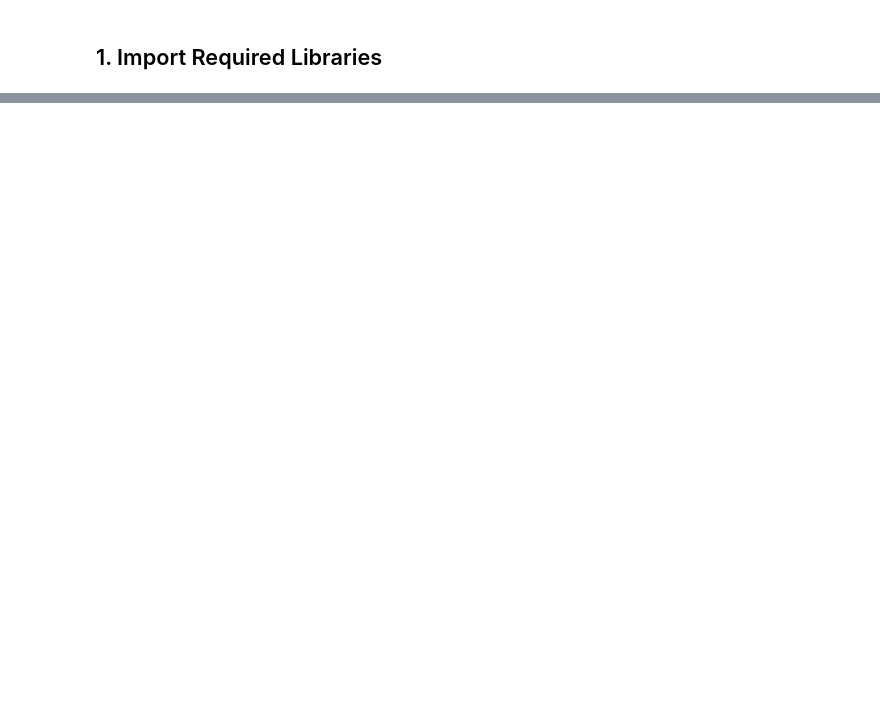
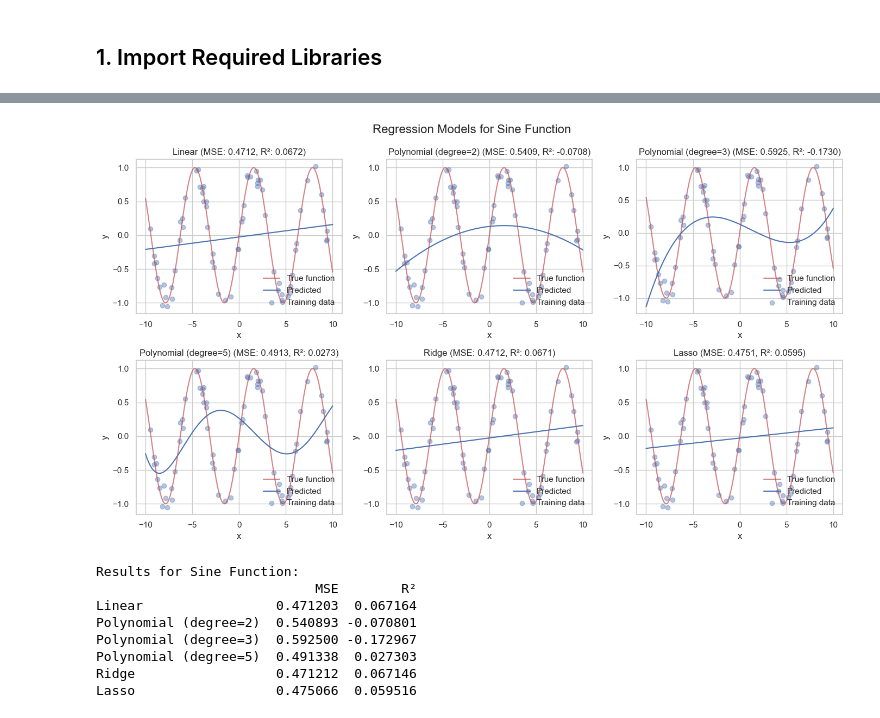
Before and after one commit to imadbenmadi/ITDS-practise-project, a Jupyter notebook: notebook.ipynb, the cells around one changed output, grey strips where cells are left out. Saved outputs shown, nothing was run; the diff lists cells and outputs as text; code cells hidden in the pictures; blank space fills up the shorter version.

```diff
--- a/notebook.ipynb
+++ b/notebook.ipynb
@@ -2310,0 +90,80 @@ VBox(children=(HTML(value='<h2>Weather Prediction Model Testing</h2>'), HBox(chi
+# %%
+# Function to fit and evaluate regression models on analytical functions
+def fit_regression_models(x_train, y_train, x_test, y_test, x_full, y_full, function_name):
+    # Create models with different complexity
+    models = {
+        'Linear': LinearRegression(),
+        'Polynomial (degree=2)': make_pipeline(PolynomialFeatures(degree=2), LinearRegression()),
+        'Polynomial (degree=3)': make_pipeline(PolynomialFeatures(degree=3), LinearRegression()),
+        'Polynomial (degree=5)': make_pipeline(PolynomialFeatures(degree=5), LinearRegression()),
+        'Ridge': Ridge(alpha=1.0),
+        'Lasso': Lasso(alpha=0.1)
+    }
+
+    # Fit models and calculate predictions
+    results = {}
+    plt.figure(figsize=(14, 8))
+
+    for i, (name, model) in enumerate(models.items()):
+        # Fit the model
+        model.fit(x_train, y_train)
+
+        # Predict on test data
+        y_pred = model.predict(x_test)
+
+        # Calculate metrics
+        mse = mean_squared_error(y_test, y_pred)
+        r2 = r2_score(y_test, y_pred)
+
+        results[name] = {
+            'MSE': mse,
+            'R2': r2,
+            'Model': model
+        }
+
+        # Plot predictions on full range
+        y_pred_full = model.predict(x_full)
+
+        plt.subplot(2, 3, i+1)
+        plt.plot(x_full, y_full, 'r-', alpha=0.7, label='True function')
+        plt.plot(x_full, y_pred_full, 'b-', label='Predicted')
+        plt.scatter(x_train, y_train, alpha=0.4, label='Training data')
+        plt.title(f'{name} (MSE: {mse:.4f}, R²: {r2:.4f})')
+        plt.xlabel('x')
+        plt.ylabel('y')
+        plt.legend()
+
+    plt.suptitle(f'Regression Models for {function_name}', fontsize=16)
+    plt.tight_layout()
+    plt.subplots_adjust(top=0.9)
+    plt.show()
+
+    # Display results in a table
+    results_df = pd.DataFrame({name: {'MSE': res['MSE'], 'R²': res['R2']} for name, res in results.items()}).T
+    print(f"Results for {function_name}:")
+    return results_df
+
+# Split data into train and test sets for each function
+x_train_sin, x_test_sin, y_train_sin, y_test_sin = train_test_split(x_sample, y_sin_sample, test_size=0.3, random_state=42)
+x_train_exp, x_test_exp, y_train_exp, y_test_exp = train_test_split(x_sample, y_exp_sample, test_size=0.3, random_state=42)
+x_train_poly, x_test_poly, y_train_poly, y_test_poly = train_test_split(x_sample, y_poly_sample, test_size=0.3, random_state=42)
+
+# Apply models to each function
+results_sin = fit_regression_models(x_train_sin, y_train_sin, x_test_sin, y_test_sin, x, y_sin, 'Sine Function')
+print(results_sin)
+
+results_exp = fit_regression_models(x_train_exp, y_train_exp, x_test_exp, y_test_exp, x, y_exp, 'Exponential Function')
+print(results_exp)
+
+results_poly = fit_regression_models(x_train_poly, y_train_poly, x_test_poly, y_test_poly, x, y_poly, 'Polynomial Function')
+print(results_poly)
+# %% [output]
+[figure, added]
+Results for Sine Function:
+                            MSE        R²
+Linear                 0.471203  0.067164
+Polynomial (degree=2)  0.540893 -0.070801
+Polynomial (degree=3)  0.592500 -0.172967
+Polynomial (degree=5)  0.491338  0.027303
+Ridge                  0.471212  0.067146
+Lasso                  0.475066  0.059516
```
Also changed, not shown: parts of 81 cells of this notebook, 2 other files.
